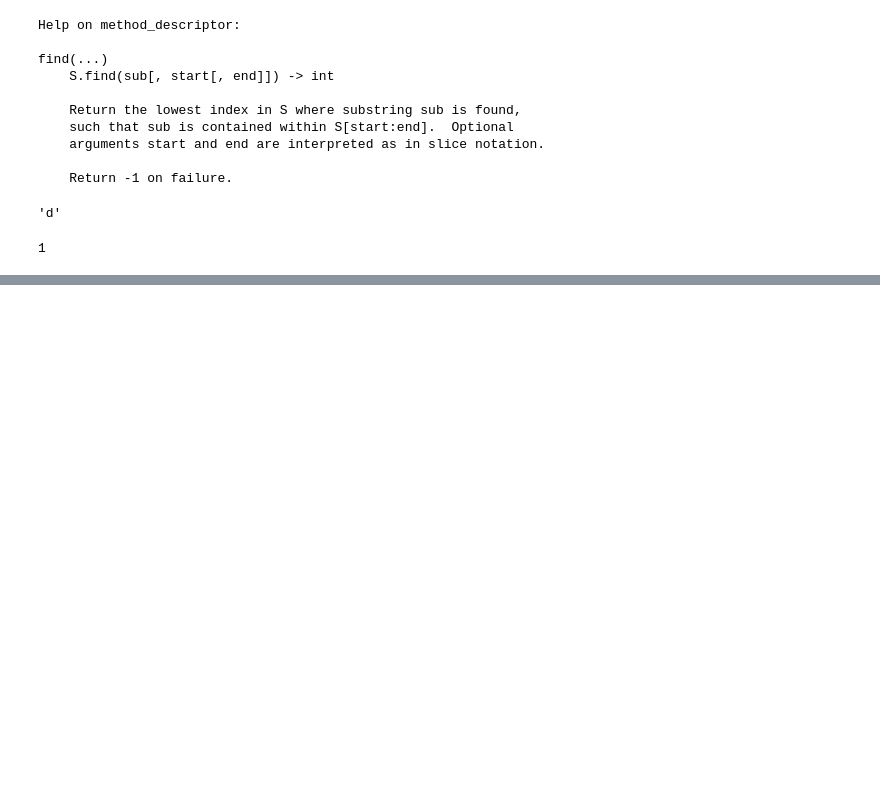
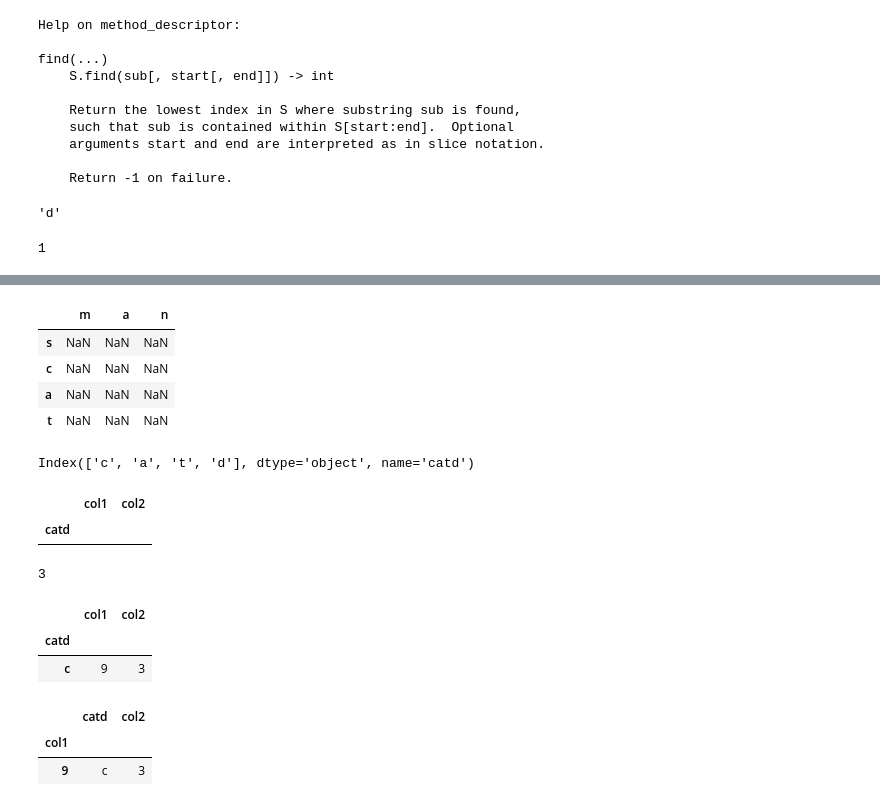
Before and after one commit to ll677/rdrobust_search2, a Jupyter notebook: scratch.ipynb, the cells around one changed output, grey strips where cells are left out. Saved outputs shown, nothing was run; the diff lists cells and outputs as text; code cells hidden in the pictures; blank space fills up the shorter version.

```diff
--- a/scratch.ipynb
+++ b/scratch.ipynb
@@ -102,0 +155,30 @@ min(1,2)
+# %%
+pd.DataFrame(index=['s','c','a','t'],columns=['m','a','n'])
+# %% [output]
+|  | m | a | n |
+| s | NaN | NaN | NaN |
+| c | NaN | NaN | NaN |
+| a | NaN | NaN | NaN |
+| t | NaN | NaN | NaN |
+# %%
+i2=pd.core.indexes.base.Index(['c','a','t','d'],name='catd')
+i2
+# %% [output]
+Index(['c', 'a', 't', 'd'], dtype='object', name='catd')
+# %%
+df=pd.DataFrame(index=pd.core.indexes.base.Index([],name='catd'),columns=['col1','col2'])
+df
+# %% [output]
+|  | col1 | col2 |
+| catd |  |  |
+# %%
+'looooool'.find('oo',
+                3)
+# %% [output]
+3
+# %%
+df
+# %% [output]
+|  | col1 | col2 |
+| catd |  |  |
+| c | 9 | 3 |
@@ -102,0 +189,7 @@ min(1,2)
+# %%
+df1=pd.read_csv('ex.csv',index_col='col1')
+df1.head()
+# %% [output]
+|  | catd | col2 |
+| col1 |  |  |
+| 9 | c | 3 |
```
Also changed, not shown: parts of 10 cells of this notebook, 4 other files.
